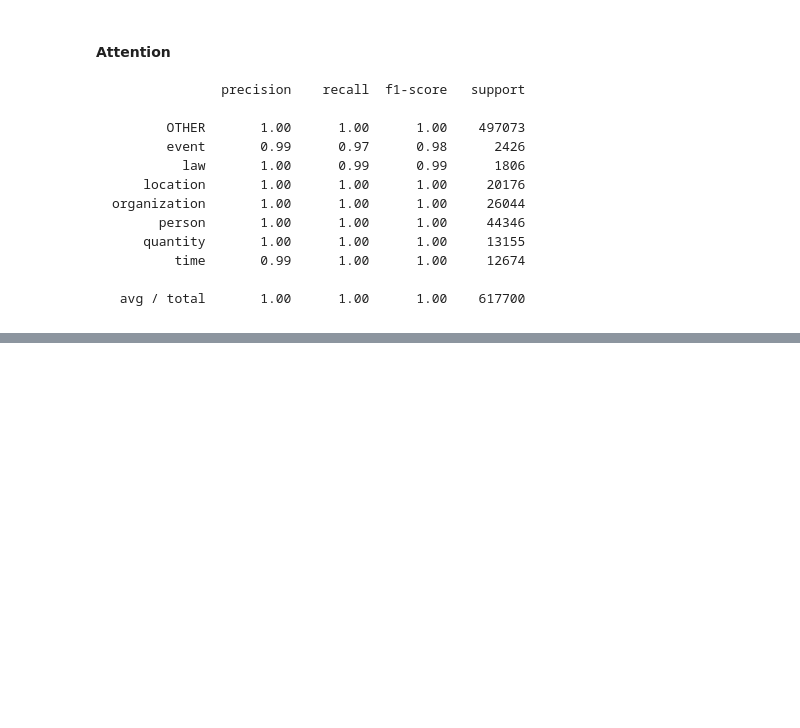
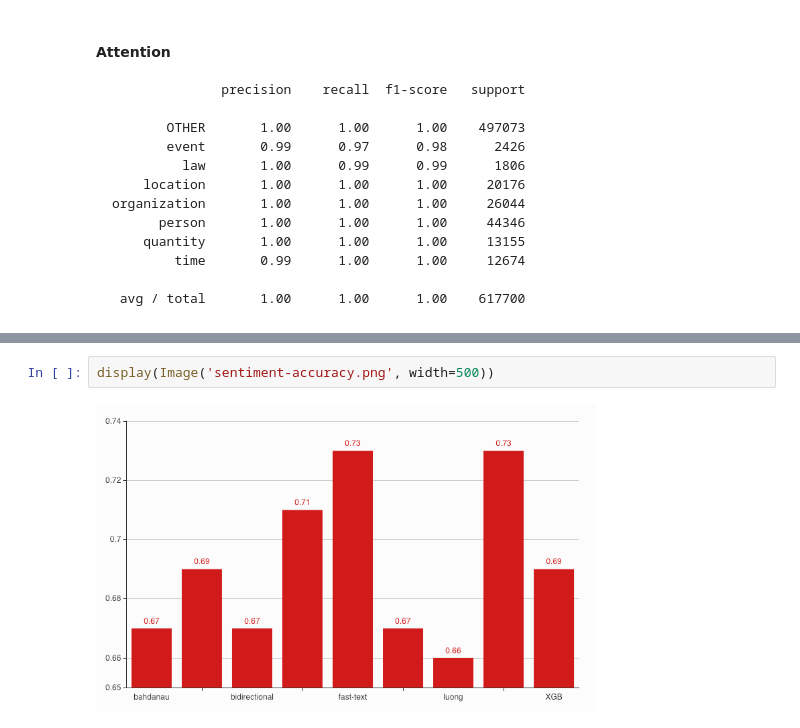
Before and after one commit to mesolitica/malaya, a Jupyter notebook: accuracy/models-accuracy.ipynb, the cells around one changed output, grey strips where cells are left out. Drawn from its saved outputs; the diff is of its cells as text; blank space fills up the shorter version.

```diff
--- a/accuracy/models-accuracy.ipynb
+++ b/accuracy/models-accuracy.ipynb
@@ -107,0 +294,4 @@ organization       1.00      1.00      1.00     26044
+# %%
+display(Image('sentiment-accuracy.png', width=500))
+# %% [output]
+[figure, added]
```
Also changed, not shown: parts of 33 cells of this notebook, 20 other files.
